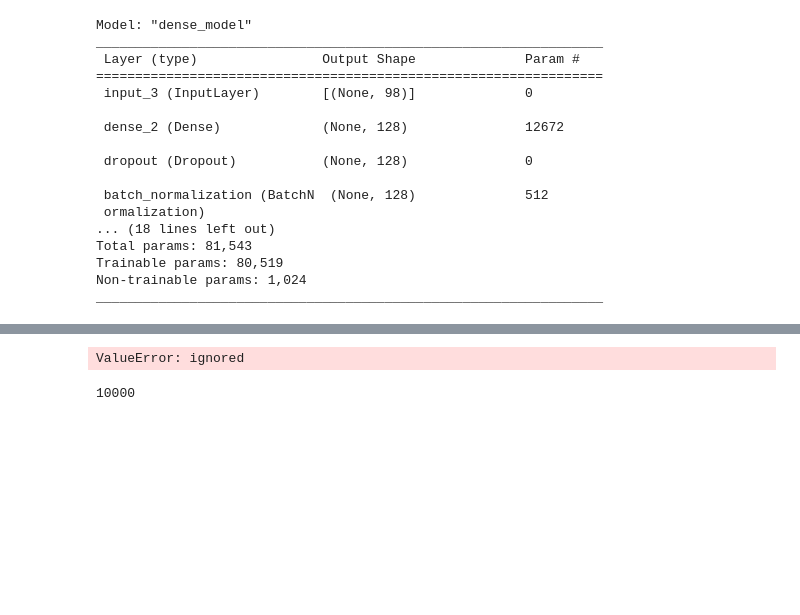
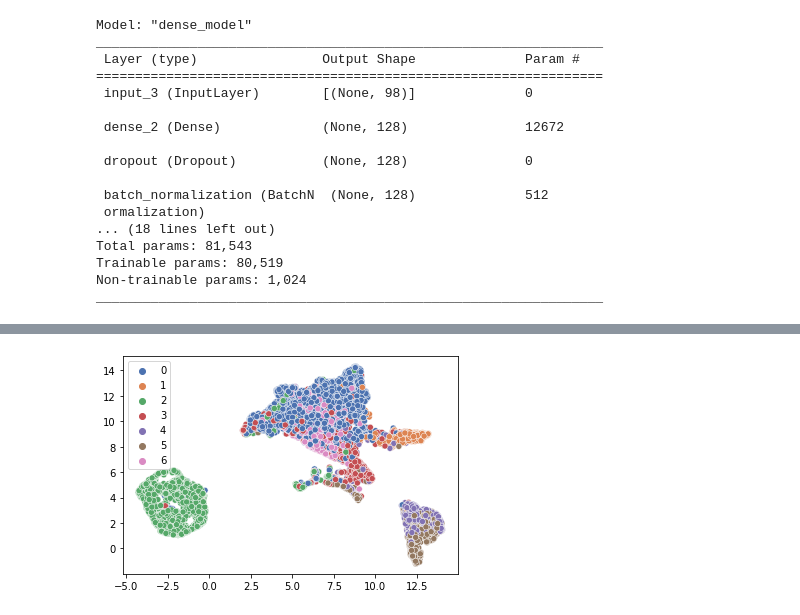
Before and after one commit to MadsNL/AMLMain, a Jupyter notebook: AML_IceCores.ipynb, the cells around one changed output, grey strips where cells are left out. Saved outputs shown, nothing was run; the diff lists cells and outputs as text; code cells hidden in the pictures; blank space fills up the shorter version.

```diff
--- a/AML_IceCores.ipynb
+++ b/AML_IceCores.ipynb
@@ -269,5 +272,7 @@ KeyboardInterrupt: ignored
 # %%
-input_length = len(x_train_feats[0]) #+ latent_dim
+#input_length = len(x_train_feats[0])
+input_length = len(y_preds[0])
+#input_length = len(x_train_feats[0]) + len(y_preds[0])
 
 dense_input = keras.Input(shape=(input_length))
 x = keras.layers.Dense(128, activation='relu')(dense_input)
@@ -296,7 +301,9 @@ nn_model.compile(opt, loss='SparseCategoricalCrossentropy', metrics=['accuracy']
 
 callback = tf.keras.callbacks.EarlyStopping(monitor='val_loss', patience=3, min_delta=0.0001)
 
-nn_model.fit(x_train_with_encoded, x_train_lab, batch_size=32, epochs=200, validation_split=0.1, callbacks=[callback])
+#nn_model.fit(x_train_feats, x_train_lab, batch_size=32, epochs=200, validation_split=0.1, callbacks=[callback])
+nn_model.fit(y_preds, x_train_lab, batch_size=32, epochs=200, validation_split=0.1, callbacks=[callback])
+#nn_model.fit(x_train_with_encoded, x_train_lab, batch_size=32, epochs=200, validation_split=0.1, callbacks=[callback])
 # %% [output]
 Model: "dense_model"
 _________________________________________________________________
@@ -319,17 +343,42 @@ ValueError: ignored
-# %%
-last_hidden_vals = nn_last_hidden.predict(x_train_feats) #x_train_feats[i], y_preds[i], x_train_with_encoded
-
-map = umap.UMAP(n_components=2)#, n_neighbors=8, min_dist=0.05)
-y = map.fit_transform(last_hidden_vals)
-
-plt.figure()
-sb.scatterplot(x=y[:, 0], y=y[:, 1], hue = x_train_lab, palette='deep')
-plt.show()
-# %% [output]
-ValueError: ignored
+# %%
+nr_tot_images = len(sup.labels)
+x_train = []
+x_train_lab = []
+x_train_feats = []
+nr_ims = 10000 # 10-15k images are the max we can load with the memory we have
+rand_idx = np.arange(0,nr_tot_images)
+rand_idx = np.random.choice(rand_idx, replace=False, size=nr_ims)
+for i in range(nr_ims):
+    im, lab, feat = sup.__getitem__(rand_idx[i])
+    x_train.append(im)
+    x_train_lab.append(lab)
+    x_train_feats.append(feat)
+x_train = np.array(x_train)
+x_train_lab = np.array(x_train_lab)
+x_train_feats = np.array(x_train_feats)
+
+y_preds = encoder.predict(x_train)
+x_train_with_encoded = []
+for i in range(len(y_preds)):
+    inp = np.append(x_train_feats[i], y_preds[i])
+    x_train_with_encoded.append(inp)
+x_train_with_encoded = np.array(x_train_with_encoded)
+
+#last_hidden_vals = nn_last_hidden.predict(x_train_feats) #x_train_feats[i], y_preds[i], x_train_with_encoded
+last_hidden_vals = nn_last_hidden.predict(y_preds)
+#last_hidden_vals = nn_last_hidden.predict(x_train_with_encoded)
+
+
+map = umap.UMAP(n_components=2)#, n_neighbors=8, min_dist=0.05)
+y = map.fit_transform(last_hidden_vals)
+
+plt.figure()
+sb.scatterplot(x=y[:, 0], y=y[:, 1], hue = x_train_lab, palette='deep')
+#plt.show()
+plt.savefig('last_hidden_nn_only_ims.png')
+# %% [output]
+[figure, added]
 # %%
 len(last_hidden_vals)
-# %% [output]
-10000
 # %%
 dense_model.save('dense_model')
```
Also changed, not shown: parts of 6 cells of this notebook.
